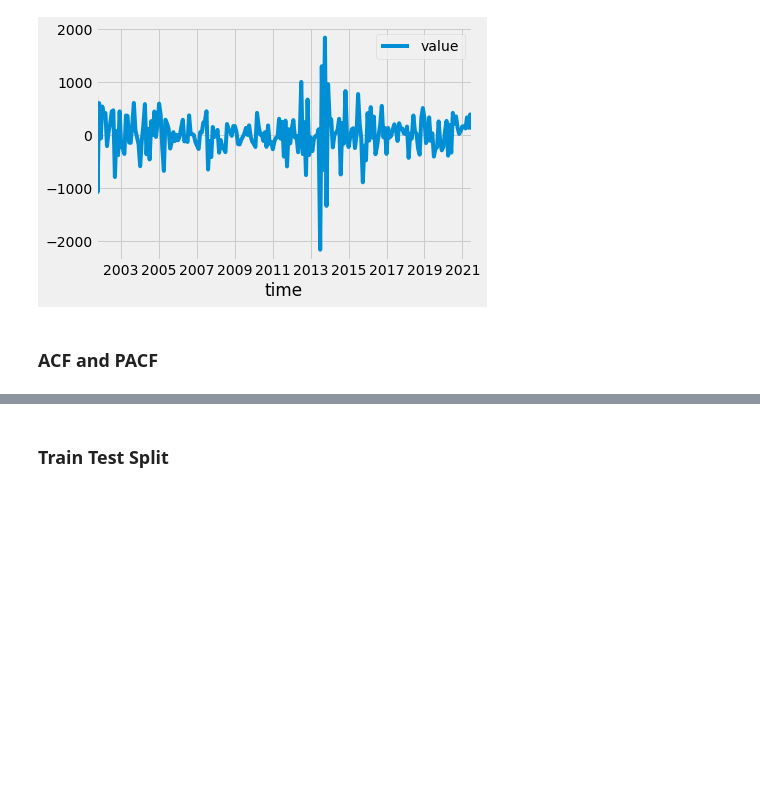
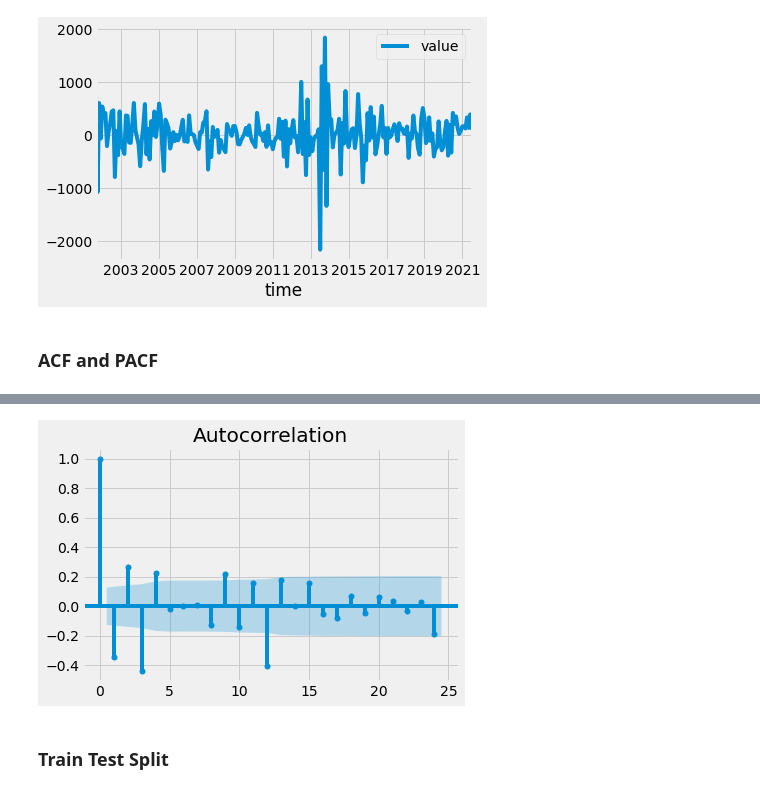
Before and after one commit to fivearm/Phase_4_Project, a Jupyter notebook: Jacksonville, NC, 28546.ipynb, the cells around one changed output, grey strips where cells are left out. Cells and saved outputs as stored; diff of their text form; code cells hidden in the pictures; blank space fills up the shorter version.

```diff
--- a/Jacksonville, NC, 28546.ipynb
+++ b/Jacksonville, NC, 28546.ipynb
@@ -148,5 +148,7 @@ NameError: name 'Jacksonville_diff3' is not defined
 # %%
-plot_acf(Jacksonville_diff3);
+plot_acf(Jacksonville_diff2);
+# %% [output]
+[figure, added]
 # %% [markdown]
 ### Train Test Split
 # %%
```
Also changed, not shown: parts of 20 cells of this notebook, 2 other files.
